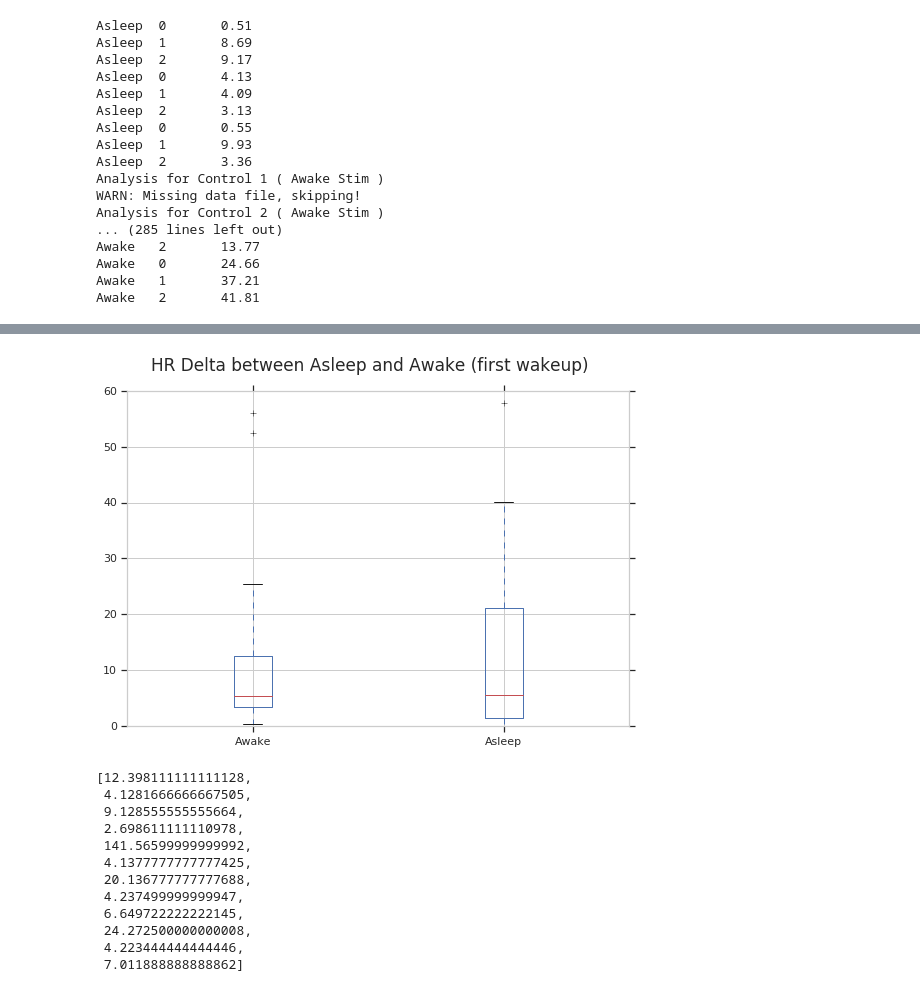
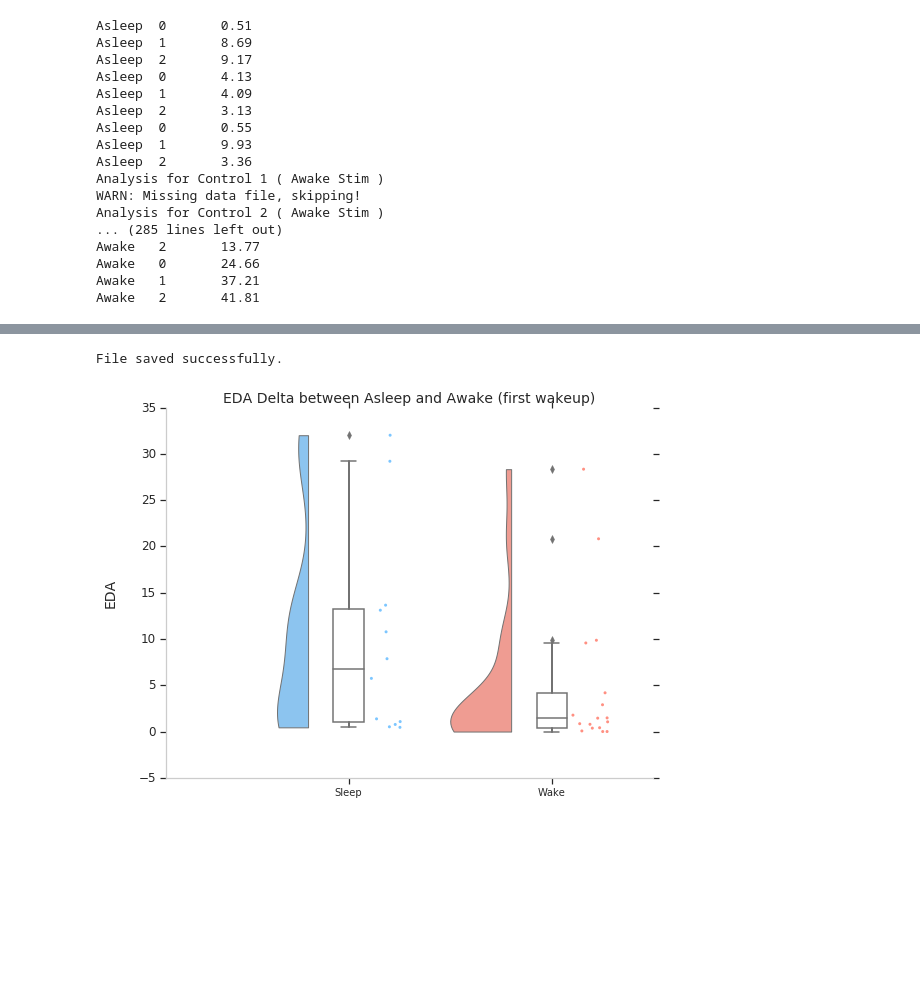
Before and after one commit to eyalperry88/openSleep, a Jupyter notebook: data_analysis/analyze.ipynb, the cells around one changed output, grey strips where cells are left out. Saved outputs shown, nothing was run; the diff lists cells and outputs as text; code cells hidden in the pictures; blank space fills up the shorter version.

```diff
--- a/data_analysis/analyze.ipynb
+++ b/data_analysis/analyze.ipynb
@@ -538,12 +531,0 @@ plt.show()
-# %%
-fig = plt.figure(1, figsize=(9, 6))
-
-# Create an axes instance
-ax = fig.add_subplot(111)
-
-# Create the boxplot
-data_to_plot = [flex_deltas_awake[0], flex_deltas_asleep[0]] #, eda_deltas_awake[1], eda_deltas_asleep[1], eda_deltas_awake[2], eda_deltas_asleep[2]]
-bp = ax.boxplot(data_to_plot)
-fig.suptitle("Flex Delta between Asleep and Awake (first wakeup)", fontsize=17)
-plt.xticks([1, 2], ["Awake", "Asleep"])
-plt.show()
@@ -552,29 +531,0 @@ plt.show()
-# %%
-fig = plt.figure(1, figsize=(9, 6))
-
-# Create an axes instance
-ax = fig.add_subplot(111)
-
-# Create the boxplot
-data_to_plot = [hr_deltas_awake[0], hr_deltas_asleep[0]] #, eda_deltas_awake[1], eda_deltas_asleep[1], eda_deltas_awake[2], eda_deltas_asleep[2]]
-bp = ax.boxplot(data_to_plot)
-fig.suptitle("HR Delta between Asleep and Awake (first wakeup)", fontsize=17)
-plt.xticks([1, 2], ["Awake", "Asleep"])
-plt.show()
-# %% [output]
-[figure, removed]
-# %%
-flex_deltas_asleep[0]
-# %% [output]
-[12.398111111111128,
- 4.1281666666667505,
- 9.128555555555664,
- 2.698611111110978,
- 141.56599999999992,
- 4.1377777777777425,
- 20.136777777777688,
- 4.237499999999947,
- 6.649722222222145,
- 24.272500000000008,
- 4.223444444444446,
- 7.011888888888862]
@@ -580,0 +571,13 @@ flex_deltas_asleep[0]
+# %%
+data_to_plot = [eda_deltas_asleep[0], eda_deltas_awake[0]] #, eda_deltas_awake[1], eda_deltas_asleep[1], eda_deltas_awake[2], eda_deltas_asleep[2]]
+raincloud_plot(
+    data_to_plot,
+    title = "EDA Delta between Asleep and Awake (first wakeup)",
+    xlabel = "",
+    ylabel = "EDA",
+    filename = "abs_deltas_eda",
+    width = 0.6
+)
+# %% [output]
+File saved successfully.
+[figure, added]
```
Also changed, not shown: parts of 7 cells of this notebook.
